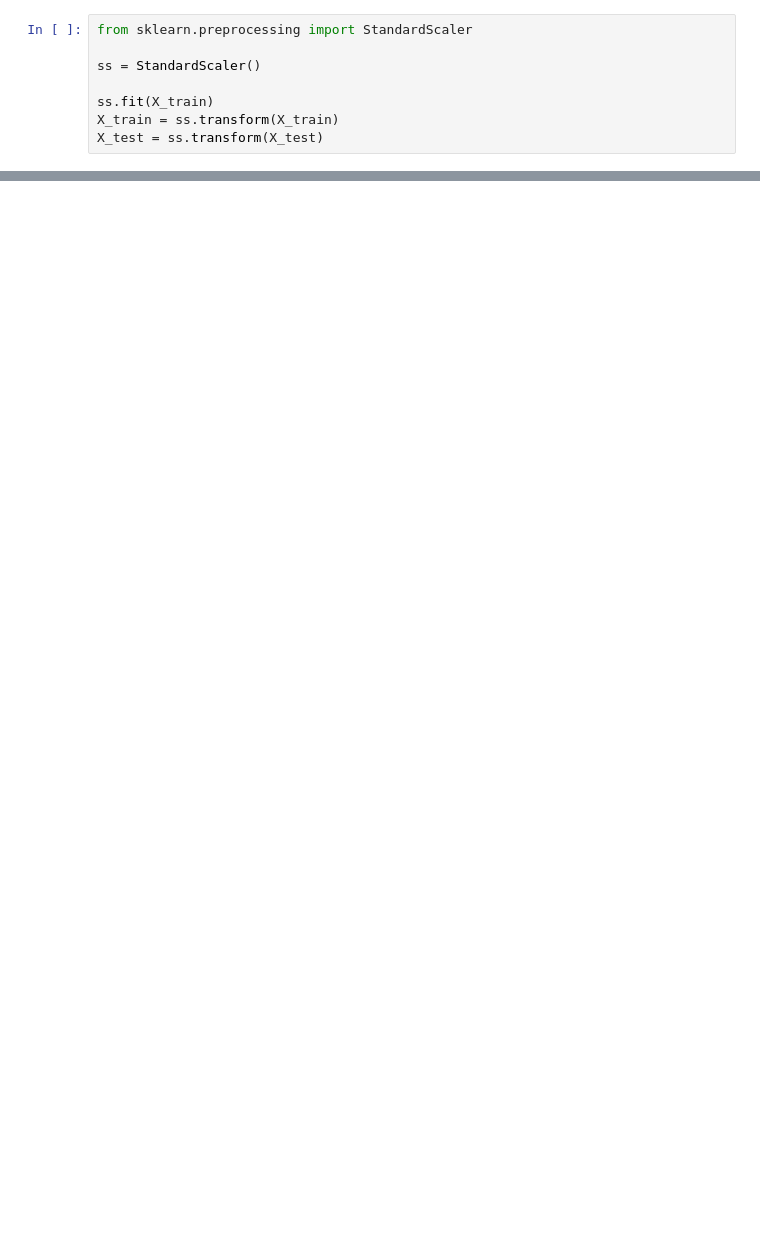
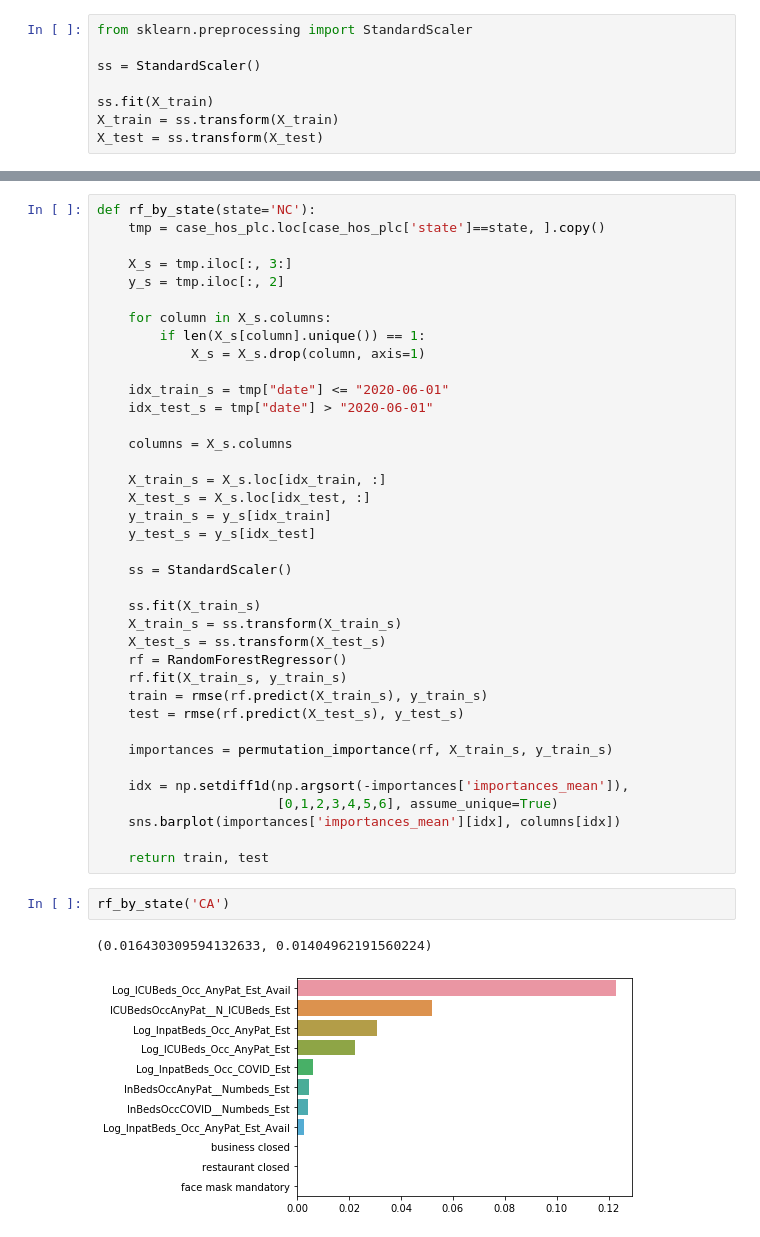
Before and after one commit to QianyinLu/BIOSTAT823-Final-Project, a Jupyter notebook: case level.ipynb, the cells around one changed output, grey strips where cells are left out. Drawn from its saved outputs; the diff is of its cells as text; blank space fills up the shorter version.

```diff
--- a/case level.ipynb
+++ b/case level.ipynb
@@ -119,0 +156,43 @@ case_hos
+# %%
+def rf_by_state(state='NC'):
+    tmp = case_hos_plc.loc[case_hos_plc['state']==state, ].copy()
+
+    X_s = tmp.iloc[:, 3:]
+    y_s = tmp.iloc[:, 2]
+
+    for column in X_s.columns:
+        if len(X_s[column].unique()) == 1:
+            X_s = X_s.drop(column, axis=1)
+
+    idx_train_s = tmp["date"] <= "2020-06-01"
+    idx_test_s = tmp["date"] > "2020-06-01"
+
+    columns = X_s.columns
+
+    X_train_s = X_s.loc[idx_train, :]
+    X_test_s = X_s.loc[idx_test, :]
+    y_train_s = y_s[idx_train]
+    y_test_s = y_s[idx_test]
+
+    ss = StandardScaler()
+
+    ss.fit(X_train_s)
+    X_train_s = ss.transform(X_train_s)
+    X_test_s = ss.transform(X_test_s)
+    rf = RandomForestRegressor()
+    rf.fit(X_train_s, y_train_s)
+    train = rmse(rf.predict(X_train_s), y_train_s)
+    test = rmse(rf.predict(X_test_s), y_test_s)
+
+    importances = permutation_importance(rf, X_train_s, y_train_s)
+
+    idx = np.setdiff1d(np.argsort(-importances['importances_mean']),
+                       [0,1,2,3,4,5,6], assume_unique=True)
+    sns.barplot(importances['importances_mean'][idx], columns[idx])
+
+    return train, test
+# %%
+rf_by_state('CA')
+# %% [output]
+(0.016430309594132633, 0.01404962191560224)
+[figure, added]
```
Also changed, not shown: parts of 14 cells of this notebook, 1 other file.
